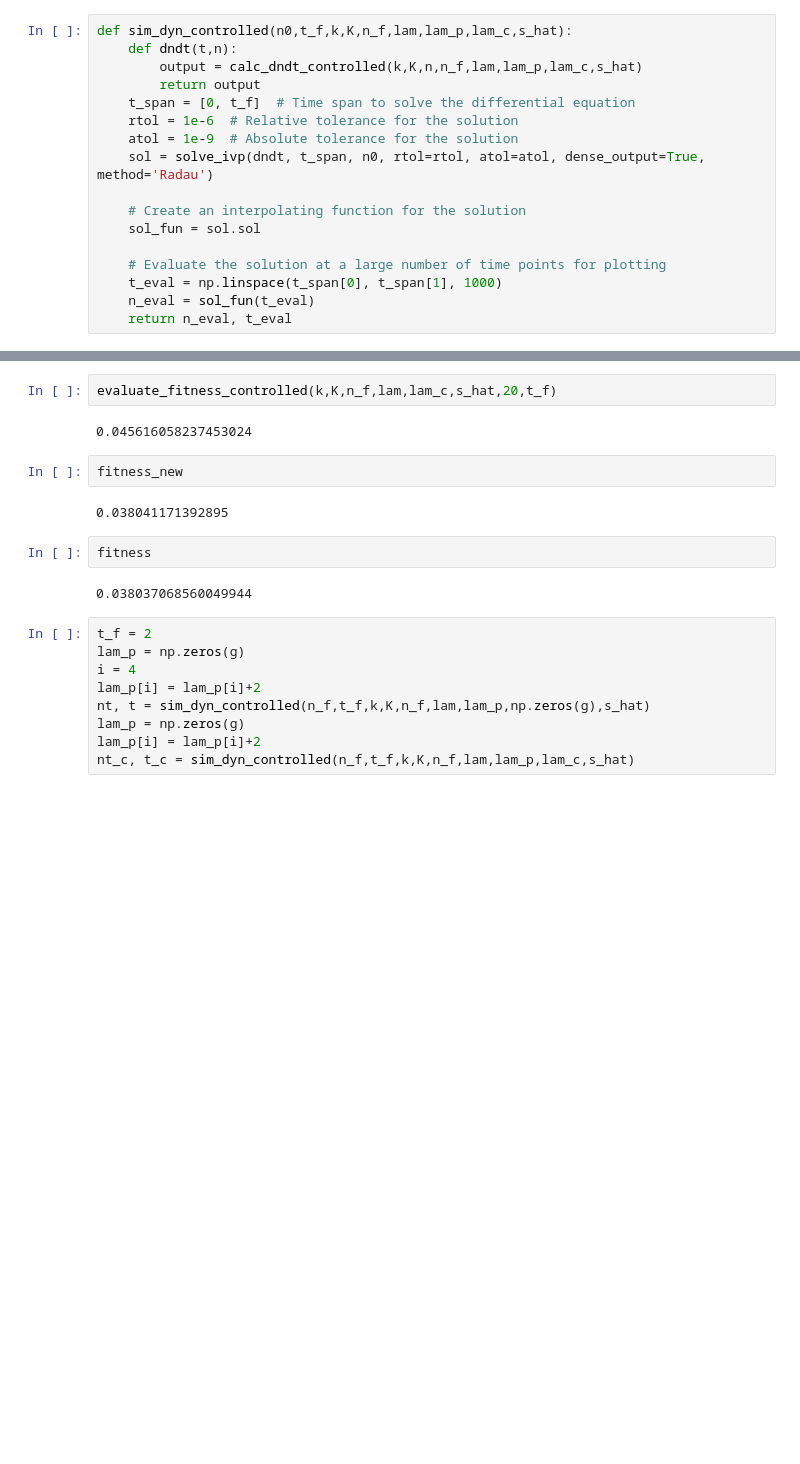
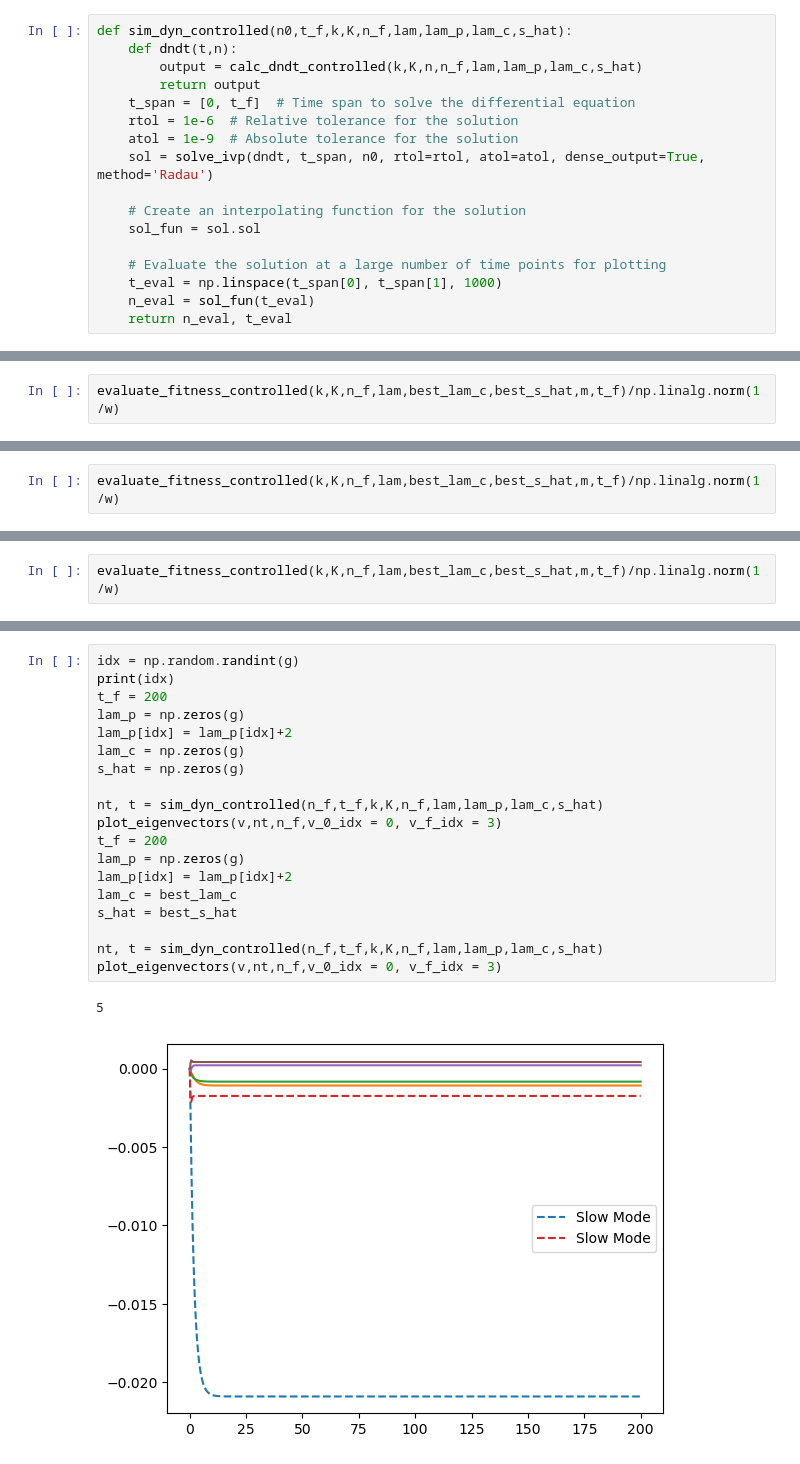
Before and after one commit to GeroyUsilov/duality_robustness, a Jupyter notebook: new_controller.ipynb, the cells around one changed output, grey strips where cells are left out. Cells and saved outputs as stored; diff of their text form; blank space fills up the shorter version.

```diff
--- a/new_controller.ipynb
+++ b/new_controller.ipynb
@@ -241,0 +297,2 @@ for i in tqdm(range(100000)):
+# %%
+evaluate_fitness_controlled(k,K,n_f,lam,best_lam_c,best_s_hat,m,t_f)/np.linalg.norm(1/w)
@@ -241,0 +301,2 @@ for i in tqdm(range(100000)):
+# %%
+evaluate_fitness_controlled(k,K,n_f,lam,best_lam_c,best_s_hat,m,t_f)/np.linalg.norm(1/w)
@@ -241,0 +305,2 @@ for i in tqdm(range(100000)):
+# %%
+evaluate_fitness_controlled(k,K,n_f,lam,best_lam_c,best_s_hat,m,t_f)/np.linalg.norm(1/w)
@@ -247,21 +318,22 @@ plt.plot(fitnesses)
-# %%
-evaluate_fitness_controlled(k,K,n_f,lam,lam_c,s_hat,20,t_f)
-# %% [output]
-0.045616058237453024
-# %%
-fitness_new
-# %% [output]
-0.038041171392895
-# %%
-fitness
-# %% [output]
-0.038037068560049944
 # %%
-t_f = 2
+idx = np.random.randint(g)
+print(idx)
+t_f = 200
 lam_p = np.zeros(g)
-i = 4
-lam_p[i] = lam_p[i]+2
-nt, t = sim_dyn_controlled(n_f,t_f,k,K,n_f,lam,lam_p,np.zeros(g),s_hat)
+lam_p[idx] = lam_p[idx]+2
+lam_c = np.zeros(g)
+s_hat = np.zeros(g)
+
+nt, t = sim_dyn_controlled(n_f,t_f,k,K,n_f,lam,lam_p,lam_c,s_hat)
+plot_eigenvectors(v,nt,n_f,v_0_idx = 0, v_f_idx = 3)
+t_f = 200
 lam_p = np.zeros(g)
-lam_p[i] = lam_p[i]+2
-nt_c, t_c = sim_dyn_controlled(n_f,t_f,k,K,n_f,lam,lam_p,lam_c,s_hat)
+lam_p[idx] = lam_p[idx]+2
+lam_c = best_lam_c
+s_hat = best_s_hat
+
+nt, t = sim_dyn_controlled(n_f,t_f,k,K,n_f,lam,lam_p,lam_c,s_hat)
+plot_eigenvectors(v,nt,n_f,v_0_idx = 0, v_f_idx = 3)
+# %% [output]
+5
+[figure, added]
```
Also changed, not shown: parts of 56 cells of this notebook, 52 other files.
